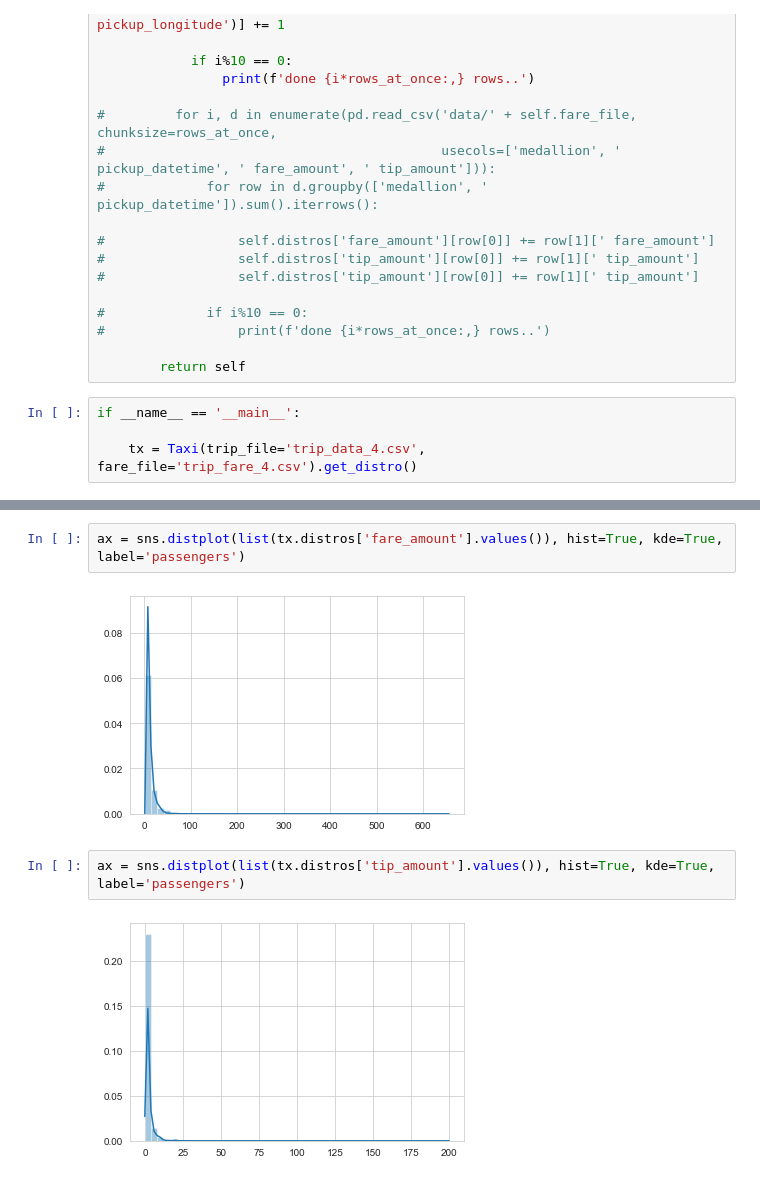
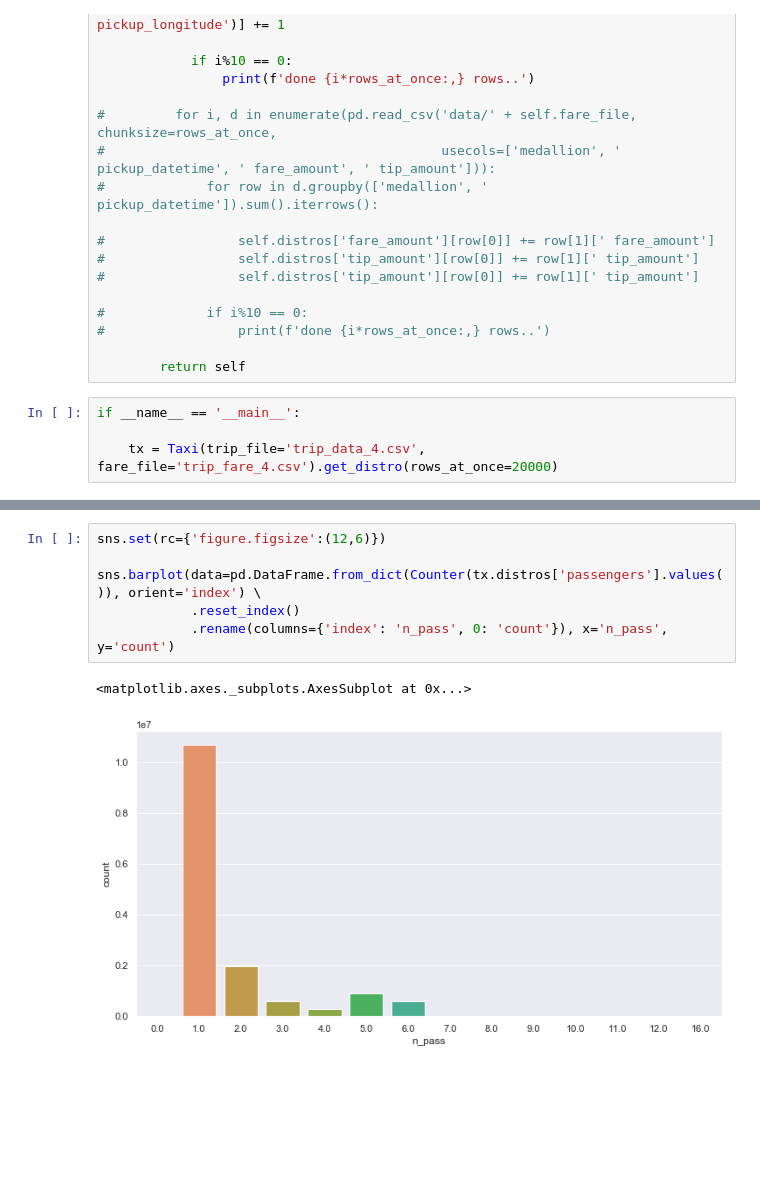
Before and after one commit to eeghor/cbataxi, a Jupyter notebook: cbataxi.ipynb, the cells around one changed output, grey strips where cells are left out. Saved outputs shown, nothing was run; the diff lists cells and outputs as text; blank space fills up the shorter version.

```diff
--- a/cbataxi.ipynb
+++ b/cbataxi.ipynb
@@ -98,6 +99,6 @@ class Taxi:
 # %%
 if __name__ == '__main__':
 
-    tx = Taxi(trip_file='trip_data_4.csv', fare_file='trip_fare_4.csv').get_distro()
+    tx = Taxi(trip_file='trip_data_4.csv', fare_file='trip_fare_4.csv').get_distro(rows_at_once=20000)
 # %% [output]
 done 0 rows..
@@ -124,8 +121,9 @@ ax = sns.distplot(list(tx.distros['passengers'].values()), hist=True, kde=False,
-# %%
-ax = sns.distplot(list(tx.distros['fare_amount'].values()), hist=True, kde=True, label='passengers')
-# %% [output]
-[figure, removed]
-# %%
-ax = sns.distplot(list(tx.distros['tip_amount'].values()), hist=True, kde=True, label='passengers')
-# %% [output]
-[figure, removed]
+# %%
+sns.set(rc={'figure.figsize':(12,6)})
+
+sns.barplot(data=pd.DataFrame.from_dict(Counter(tx.distros['passengers'].values()), orient='index') \
+            .reset_index()
+            .rename(columns={'index': 'n_pass', 0: 'count'}), x='n_pass', y='count')
+# %% [output]
+<matplotlib.axes._subplots.AxesSubplot at 0x...>
+[figure, added]
```
Also changed, not shown: parts of 6 cells of this notebook.
